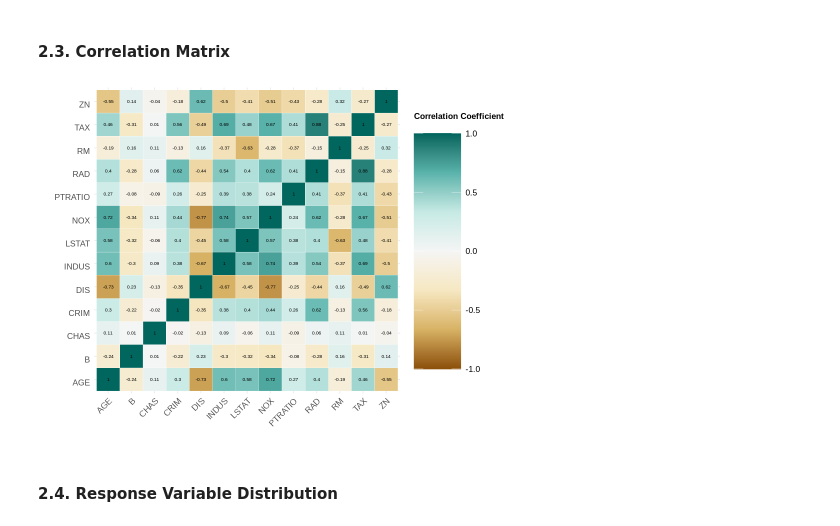
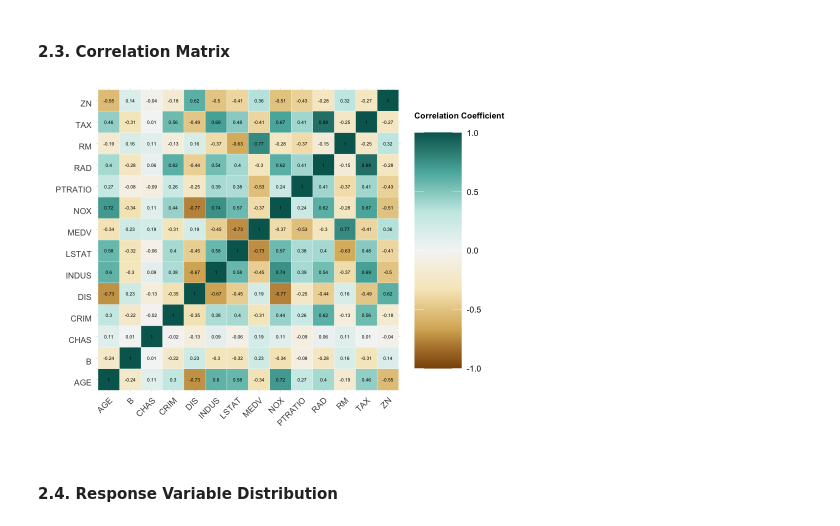
Before and after one commit to tanaytk21/stat301, a Jupyter notebook: 301 Proposal-Copy1.ipynb, the cells around one changed output. Drawn from its saved outputs; the diff is of its cells as text; code cells hidden in the pictures.

```diff
--- a/301 Proposal-Copy1.ipynb
+++ b/301 Proposal-Copy1.ipynb
@@ -59,7 +77,7 @@ library(GGally)
 boston_data <-read_tsv("dataset.txt",
                       col_names=FALSE) %>%
     separate(col=X1,
-             into=c("CRIM","ZN","INDUS","CHAS","NOX","RM","AGE","DIS","RAD","TAX","PTRATIO","LSTAT","MEEDV"),
+             into=c("CRIM","ZN","INDUS","CHAS","NOX","RM","AGE","DIS","RAD","TAX","PTRATIO","LSTAT","MEDV"),
              sep="  ") %>%
     separate(col=PTRATIO,
              into=c("PTRATIO","B"),
@@ -97,39 +115,38 @@ A tibble: 6 × 14
 #### 2.3. Correlation Matrix
 # %%
 corr_mat <- boston_data %>%
-    select(- MEEDV) %>%
     cor(use="complete.obs") %>%
     as.data.frame() %>%
     rownames_to_column("var1") %>%
     pivot_longer(-var1, names_to = "var2", values_to = "corr")
 
 plot_corr_mat <- corr_mat %>%
     ggplot(aes(var1,var2)) +
     geom_tile(aes(fill = corr), color = "white") +
     scale_fill_distiller("Correlation Coefficient \n",
     palette = "BrBG",
     direction = 1, limits = c(-1, 1)
   ) +
   labs(x = "", y = "") +
   theme_minimal() +
   theme(
     axis.text.x = element_text(
       angle = 45, vjust = 1,
       size = 10, hjust = 1
     ),
     axis.text.y = element_text(
       vjust = 1,
       size = 10, hjust = 1
     ),
     legend.title = element_text(size = 10, face = "bold"),
     legend.text = element_text(size = 10),
     legend.key.size = unit(2, "cm")
   ) +
   coord_fixed() +
   geom_text(aes(var2, var1, label = round(corr, 2)), color = "black", size = 2)
 plot_corr_mat
 # %% [output]
-[figure, old version]
+[figure, new version]
 # %% [markdown]
 #### 2.4. Response Variable Distribution
 # %%
```
Also changed, not shown: parts of 1 cell of this notebook, 1 other file.
